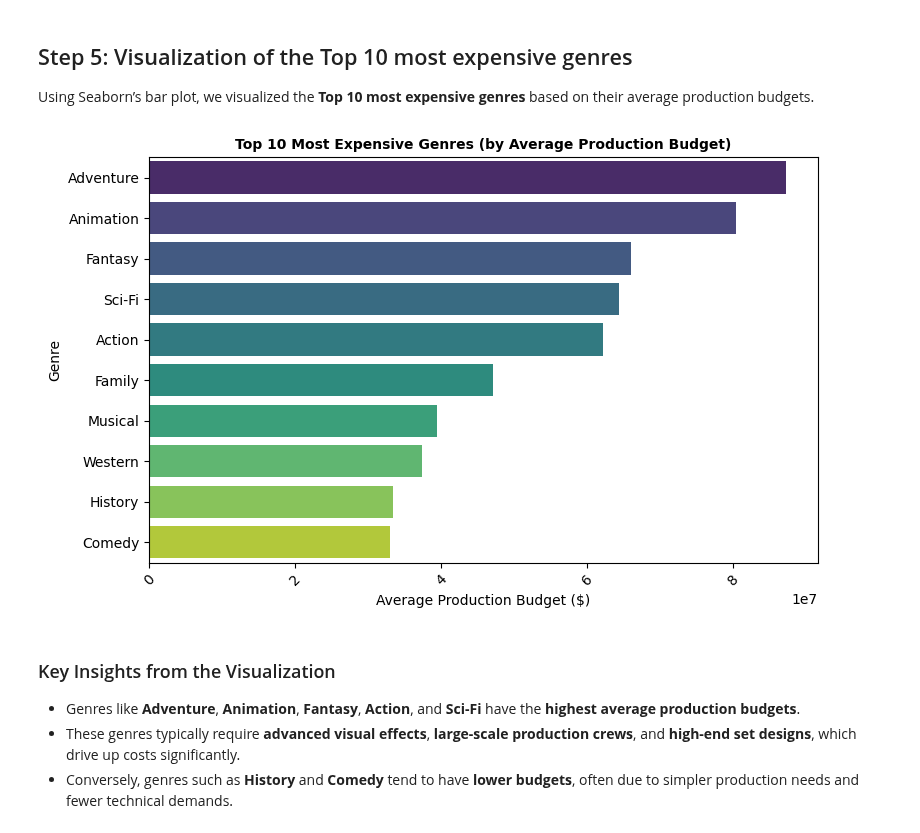
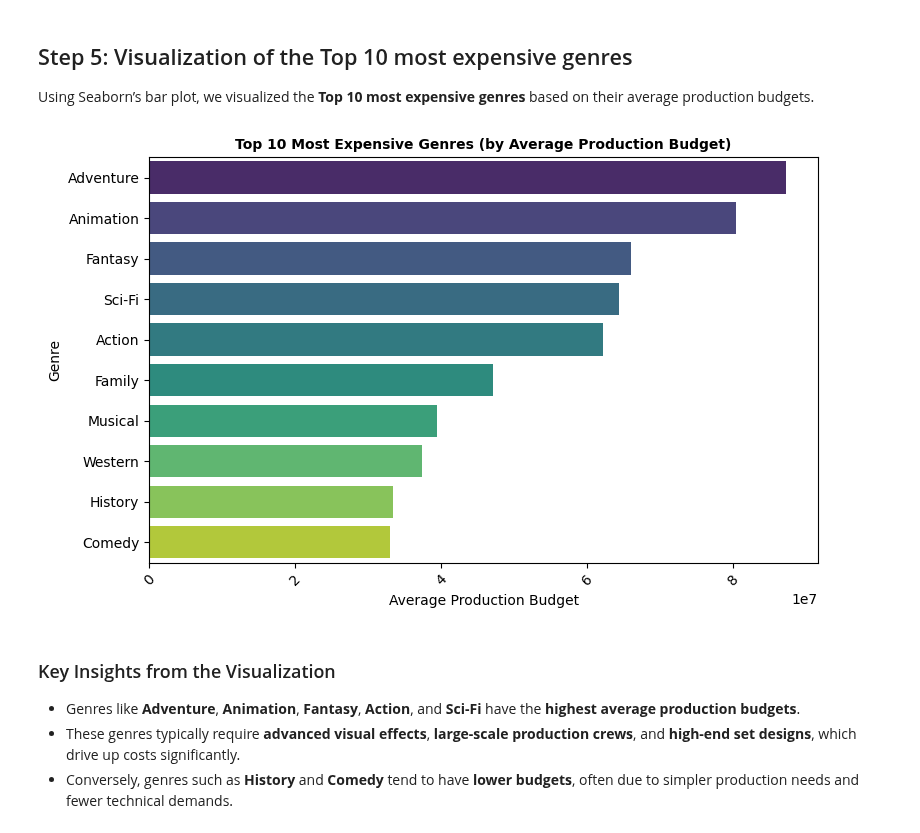
Before and after one commit to fredrickochieng-cell/Group4_Phase2_Project, a Jupyter notebook: Notebooks/michael.ipynb, the cells around one changed output. Cells and saved outputs as stored; diff of their text form; code cells hidden in the pictures.

```diff
--- a/Notebooks/michael.ipynb
+++ b/Notebooks/michael.ipynb
@@ -555,22 +555,23 @@ Using Seaborn’s bar plot, we visualized the **Top 10 most expensive genres** b
 # %%
 # Visualization — Top 10 most expensive genres
 plt.figure(figsize=(8, 5))
 sns.barplot(
     data=top_by_mean.head(10),
-    x='mean',              # It Plots each genre’s average budget along the horizontal axis.
-    y='genres',            #This defines the Y-axis labels
-    hue='genres',          #The hue parameter adds color coding.
-    palette='viridis',     #'viridis' is a color palette that provides a range of colors from blue to yellow.
-    legend=False           #This removes the legend box from the plot for a cleaner look.
+    x='mean',
+    y='genres',
+    hue='genres',         # Colors each genre
+    palette='viridis',
+    dodge=False,          # Keeps bars aligned
 )
+
 plt.title('Top 10 Most Expensive Genres (by Average Production Budget)', fontsize=10, weight='bold')
-plt.xlabel('Average Production Budget ($)')
+plt.xlabel('Average Production Budget')
 plt.ylabel('Genre')
-plt.xticks(rotation=45)#tilts your X-axis labels 45° to make them more readable
-plt.tight_layout()#Repositioning axes and labels to fit neatly inside the figure
+plt.xticks(rotation=45)
+plt.tight_layout()
 plt.show()
 # %% [output]
-[figure, old version]
+[figure, new version]
 # %% [markdown]
 ### Key Insights from the Visualization
 - Genres like **Adventure**, **Animation**, **Fantasy**, **Action**, and **Sci-Fi** have the **highest average production budgets**.
```
Also changed, not shown: parts of 2 cells of this notebook.
